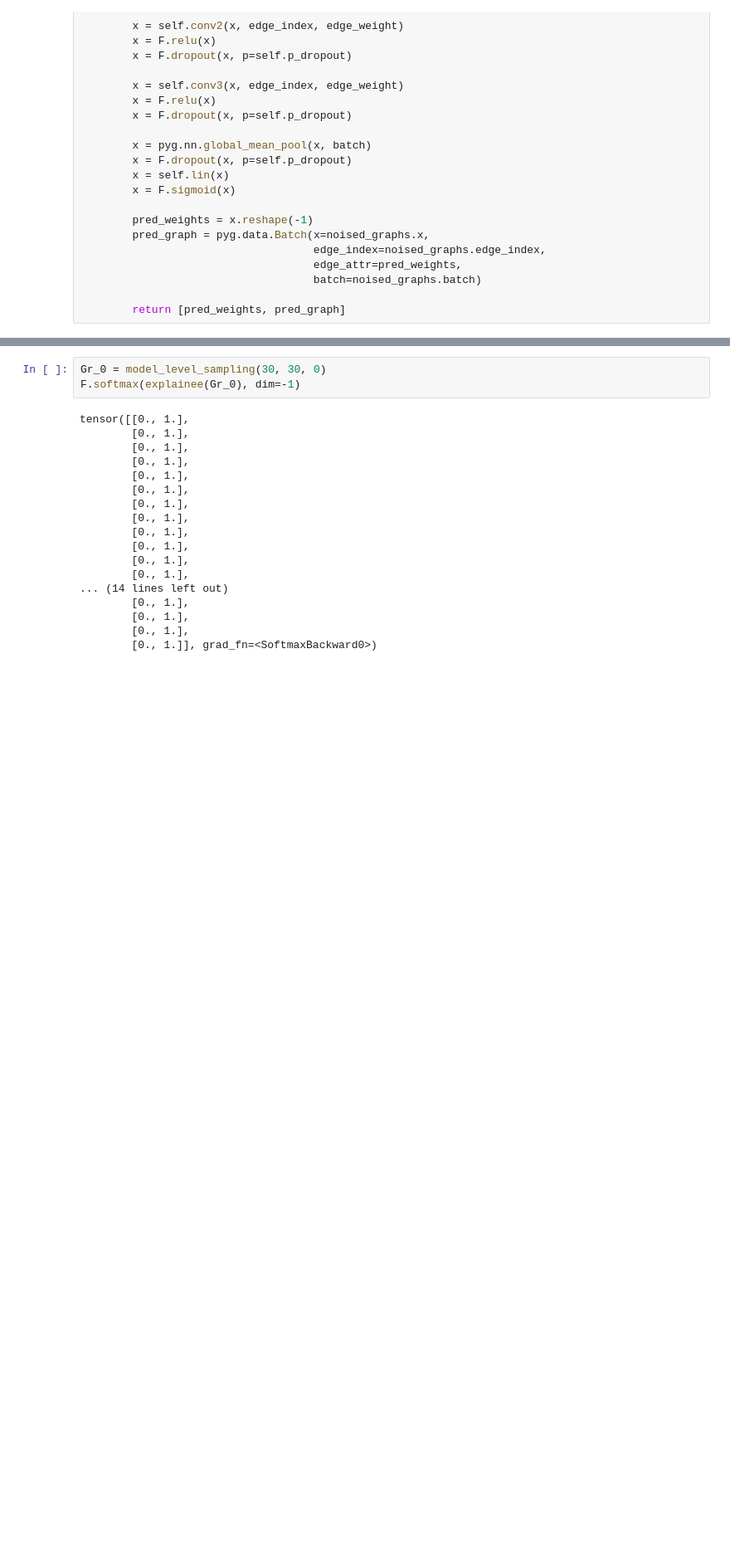
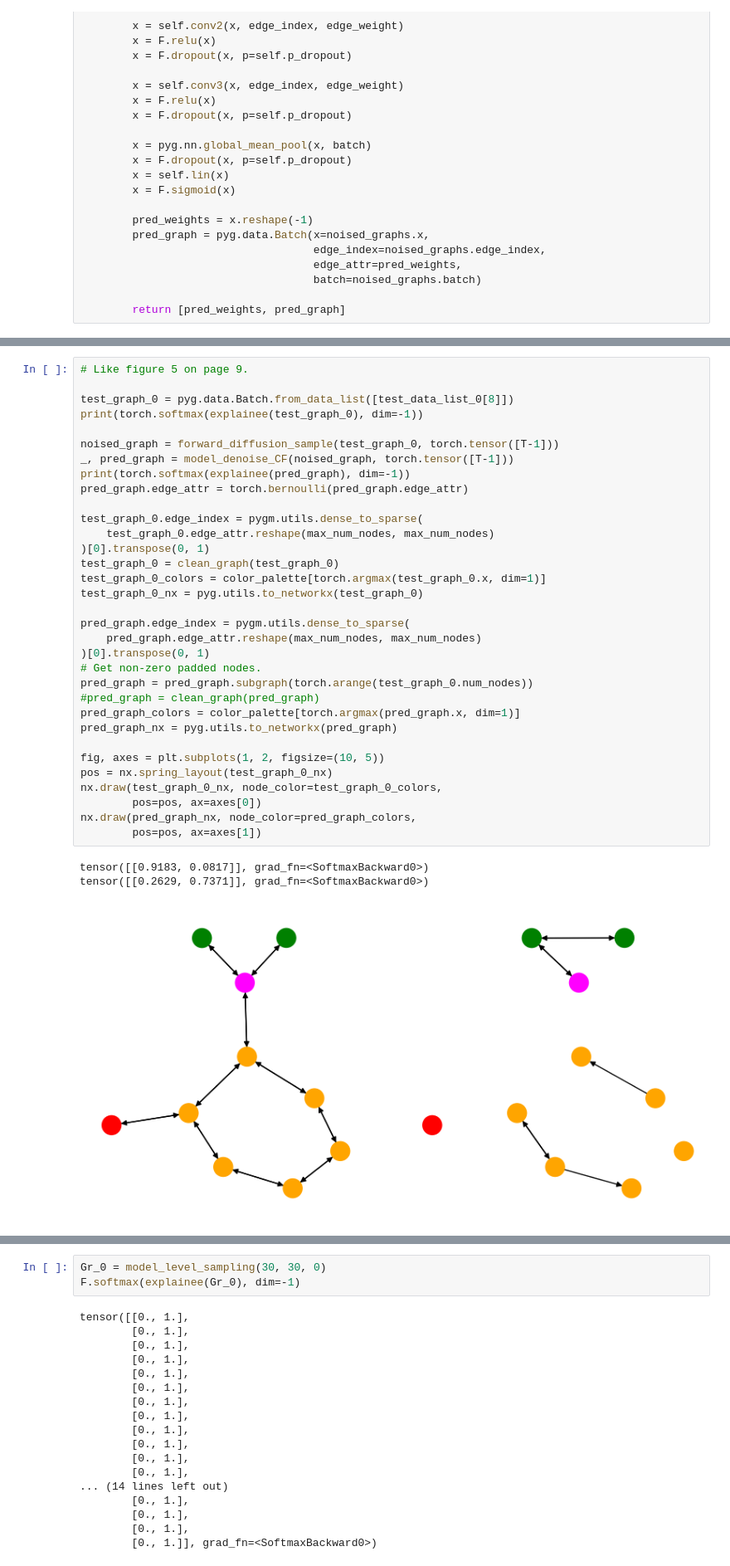
Before and after one commit to Tiny-Quant/SuperTest, a Jupyter notebook: coding/technical-details/main-notebook.ipynb, the cells around one changed output, grey strips where cells are left out. Shown at 83% size. Drawn from its saved outputs; the diff is of its cells as text; blank space fills up the shorter version.

```diff
--- a/coding/technical-details/main-notebook.ipynb
+++ b/coding/technical-details/main-notebook.ipynb
@@ -334,0 +437,37 @@ class denoising_model(nn.Module):
+# %%
+# Like figure 5 on page 9.
+
+test_graph_0 = pyg.data.Batch.from_data_list([test_data_list_0[8]])
+print(torch.softmax(explainee(test_graph_0), dim=-1))
+
+noised_graph = forward_diffusion_sample(test_graph_0, torch.tensor([T-1]))
+_, pred_graph = model_denoise_CF(noised_graph, torch.tensor([T-1]))
+print(torch.softmax(explainee(pred_graph), dim=-1))
+pred_graph.edge_attr = torch.bernoulli(pred_graph.edge_attr)
+
+test_graph_0.edge_index = pygm.utils.dense_to_sparse(
+    test_graph_0.edge_attr.reshape(max_num_nodes, max_num_nodes)
+)[0].transpose(0, 1)
+test_graph_0 = clean_graph(test_graph_0)
+test_graph_0_colors = color_palette[torch.argmax(test_graph_0.x, dim=1)]
+test_graph_0_nx = pyg.utils.to_networkx(test_graph_0)
+
+pred_graph.edge_index = pygm.utils.dense_to_sparse(
+    pred_graph.edge_attr.reshape(max_num_nodes, max_num_nodes)
+)[0].transpose(0, 1)
+# Get non-zero padded nodes.
+pred_graph = pred_graph.subgraph(torch.arange(test_graph_0.num_nodes))
+#pred_graph = clean_graph(pred_graph)
+pred_graph_colors = color_palette[torch.argmax(pred_graph.x, dim=1)]
+pred_graph_nx = pyg.utils.to_networkx(pred_graph)
+
+fig, axes = plt.subplots(1, 2, figsize=(10, 5))
+pos = nx.spring_layout(test_graph_0_nx)
+nx.draw(test_graph_0_nx, node_color=test_graph_0_colors,
+        pos=pos, ax=axes[0])
+nx.draw(pred_graph_nx, node_color=pred_graph_colors,
+        pos=pos, ax=axes[1])
+# %% [output]
+tensor([[0.9183, 0.0817]], grad_fn=<SoftmaxBackward0>)
+tensor([[0.2629, 0.7371]], grad_fn=<SoftmaxBackward0>)
+[figure, added]
```
Also changed, not shown: parts of 15 cells of this notebook, 2 other files.
